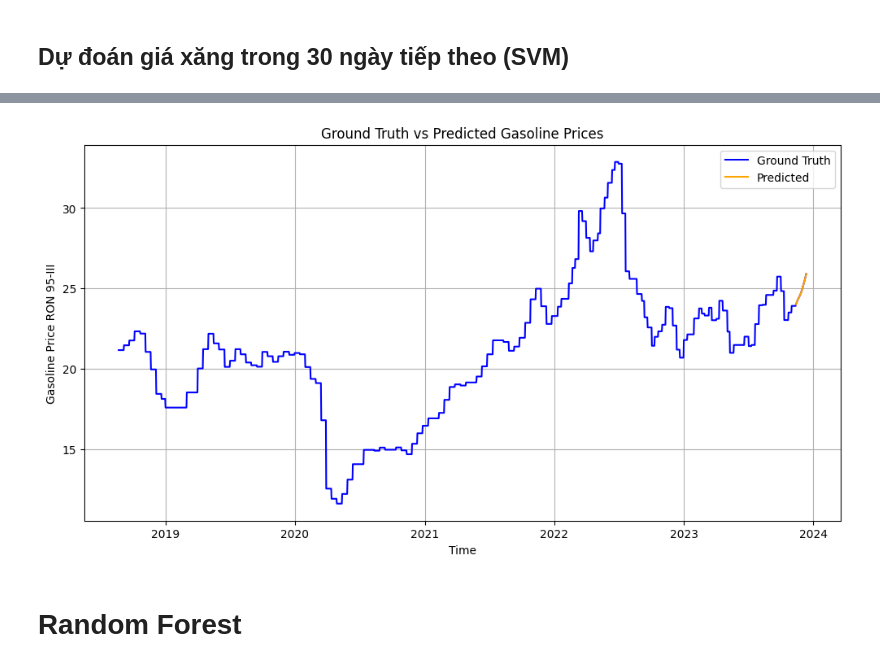
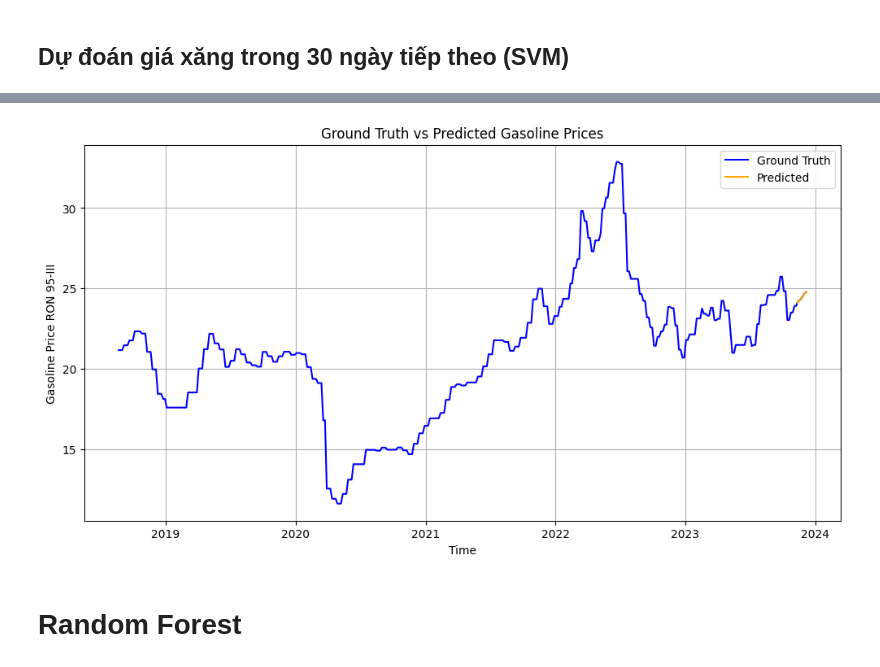
Before and after one commit to thuongh2/CommodityPredict, a Jupyter notebook: XGB - SVM - RF.ipynb, the cells around one changed output, grey strips where cells are left out. Saved outputs shown, nothing was run; the diff lists cells and outputs as text; code cells hidden in the pictures.

```diff
--- a/XGB - SVM - RF.ipynb
+++ b/XGB - SVM - RF.ipynb
@@ -101,5 +101,5 @@ Test data shape:  (382, 1)
 scaler = MinMaxScaler()
 
 
-train = scaler.fit_transform(train)
-test = scaler.transform(test)
+train_scaled = scaler.fit_transform(train)
+test_scaled = scaler.transform(test)
@@ -134,7 +138,7 @@ X_test_xgb, y_test_xgb = X_test, y_test
 ### Xây dựng mô hình XGboost
 # %%
 model_xgb = xgb.XGBRegressor(objective='reg:squarederror',
-                             max_depth=4,
+                             max_depth=3,
                              learning_rate=0.1,
                              n_estimators=40,
                             )
@@ -239,7 +191,8 @@ plt.show()
 # %% [markdown]
 ## Dự đoán giá xăng 30 ngày tiếp theo (XGB)
 # %%
-days = 30
+days = 10
+timesteps = look_back + 1
 df_gasolinePrices_pre = df_gasolinePrices.copy()
 gasolinePrices_scaled = scaler.transform(df_gasolinePrices_pre)
 
@@ -247,19 +200,18 @@ gasolinePrices_scaled = scaler.transform(df_gasolinePrices_pre)
 last_data = gasolinePrices_scaled[-timesteps:]
 last_data = last_data.reshape(1, -1)[:, -(timesteps-1):]
 
-predicted_prices = []
+predicted_prices_xgb = []
 for day in range(days):
     next_prediction = model_xgb.predict(last_data)
     last_data = np.append(last_data, next_prediction).reshape(1, -1)[:, 1:]
     predicted_price = scaler.inverse_transform(next_prediction.reshape(-1, 1))
-    predicted_prices.append(predicted_price[0, 0])
+    predicted_prices_xgb.append(predicted_price[0, 0])
 
 last_date = df_gasolinePrices_pre.index[-1]
-future_dates = pd.date_range(start=last_date + pd.DateOffset(days=1), periods=days, freq='D')
+future_dates = pd.date_range(start=last_date + pd.DateOffset(days=3), periods=days, freq='3D')
 
-predicted_df = pd.DataFrame(index=future_dates, columns=['RON 95-III'])
+predicted_df_xgb = pd.DataFrame(index=future_dates, columns=['RON 95-III'])
 
-for day, price in enumerate(predicted_prices, start=1):
-    predicted_df.loc[last_date + pd.DateOffset(days=day)] = price
+predicted_df_xgb['RON 95-III'] = predicted_prices_xgb
 
-df_gasolinePrices_pre = pd.concat([df_gasolinePrices_pre, predicted_df], axis=0)
+df_gasolinePrices_pre = pd.concat([df_gasolinePrices_pre, predicted_df_xgb], axis=0)
@@ -377,7 +297,8 @@ plt.show()
 # %% [markdown]
 ## Dự đoán giá xăng trong 30 ngày tiếp theo (SVM)
 # %%
-days = 30
+days = 10
+timesteps = look_back + 1
 df_gasolinePrices_pre = df_gasolinePrices.copy()
 gasolinePrices_scaled = scaler.transform(df_gasolinePrices_pre)
 
@@ -385,19 +306,18 @@ gasolinePrices_scaled = scaler.transform(df_gasolinePrices_pre)
 last_data = gasolinePrices_scaled[-timesteps:]
 last_data = last_data.reshape(1, -1)[:, -(timesteps-1):]
 
-predicted_prices = []
+predicted_prices_svm = []
 for day in range(days):
     next_prediction = model_svm.predict(last_data)
     last_data = np.append(last_data, next_prediction).reshape(1, -1)[:, 1:]
     predicted_price = scaler.inverse_transform(next_prediction.reshape(-1, 1))
-    predicted_prices.append(predicted_price[0, 0])
+    predicted_prices_svm.append(predicted_price[0, 0])
 
 last_date = df_gasolinePrices_pre.index[-1]
-future_dates = pd.date_range(start=last_date + pd.DateOffset(days=1), periods=days, freq='D')
+future_dates = pd.date_range(start=last_date + pd.DateOffset(days=3), periods=days, freq='3D')
 
-predicted_df = pd.DataFrame(index=future_dates, columns=['RON 95-III'])
+predicted_df_svm = pd.DataFrame(index=future_dates, columns=['RON 95-III'])
 
-for day, price in enumerate(predicted_prices, start=1):
-    predicted_df.loc[last_date + pd.DateOffset(days=day)] = price
+predicted_df_svm['RON 95-III'] = predicted_prices_svm
 
-df_gasolinePrices_pre = pd.concat([df_gasolinePrices_pre, predicted_df], axis=0)
+df_gasolinePrices_pre = pd.concat([df_gasolinePrices_pre, predicted_df_svm], axis=0)
@@ -404,19 +344,19 @@ df_gasolinePrices_pre = pd.concat([df_gasolinePrices_pre, predicted_df], axis=0)
 # %%
 plt.figure(figsize=(12, 6))
 
 plt.plot(df_gasolinePrices_pre.index, df_gasolinePrices_pre['RON 95-III'], label='Ground Truth', color='blue')
-plt.plot(predicted_df.index, predicted_df['RON 95-III'], label='Predicted', color='orange')
+plt.plot(predicted_df_svm.index, predicted_df_svm['RON 95-III'], label='Predicted', color='orange')
 
 plt.title('Ground Truth vs Predicted Gasoline Prices')
 plt.xlabel('Time')
 plt.ylabel('Gasoline Price RON 95-III')
 plt.legend()
 plt.grid(True)
 
 # Hiển thị biểu đồ
 plt.show()
 # %% [output]
-[figure, old version]
+[figure, new version]
 # %% [markdown]
 # Random Forest
 # %%
```
Also changed, not shown: parts of 35 cells of this notebook, 3 other files.
